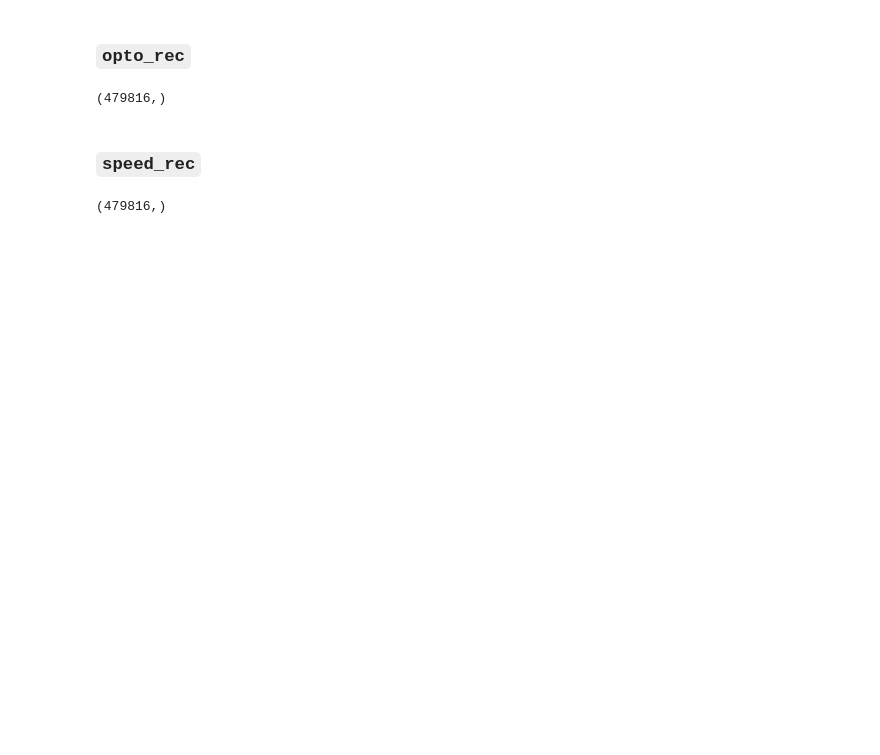
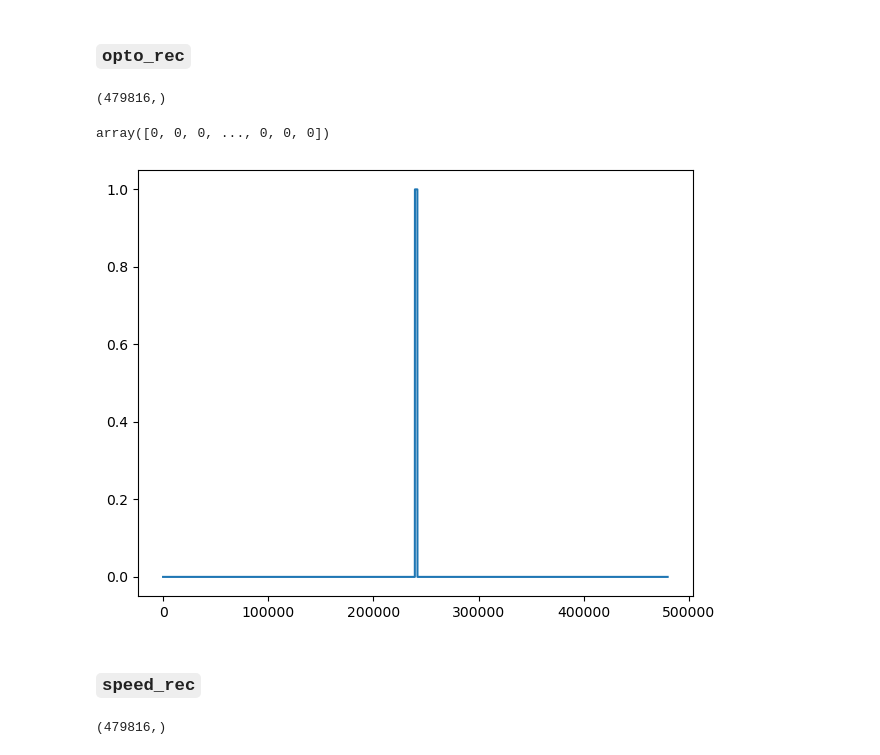
Before and after one commit to ellashaked/optogenetic-stimuli-narp, a Jupyter notebook: 5_sec_const.ipynb, the cells around one changed output. Cells and saved outputs as stored; diff of their text form; code cells hidden in the pictures; blank space fills up the shorter version.

```diff
--- a/5_sec_const.ipynb
+++ b/5_sec_const.ipynb
@@ -83,6 +127,19 @@ exp_dict["5_sec_const"]["narp_neg"]["F1"]["angle_timeseries"].shape
 exp_dict["5_sec_const"]["narp_neg"]["F1"]["opto_rec"].shape
 # %% [output]
 (479816,)
+# %%
+exp_dict["5_sec_const"]["narp_neg"]["F1"]["opto_rec"]
+# %% [output]
+array([0, 0, 0, ..., 0, 0, 0])
+# %%
+y = exp_dict["5_sec_const"]["narp_pos"]["F1"]["opto_rec"]
+plt.figure
+plt.plot(y)
+
+plt.tight_layout()
+plt.show()
+# %% [output]
+[figure, added]
 # %% [markdown]
 ### `speed_rec`
 # %%
```
Also changed, not shown: parts of 13 cells of this notebook.
